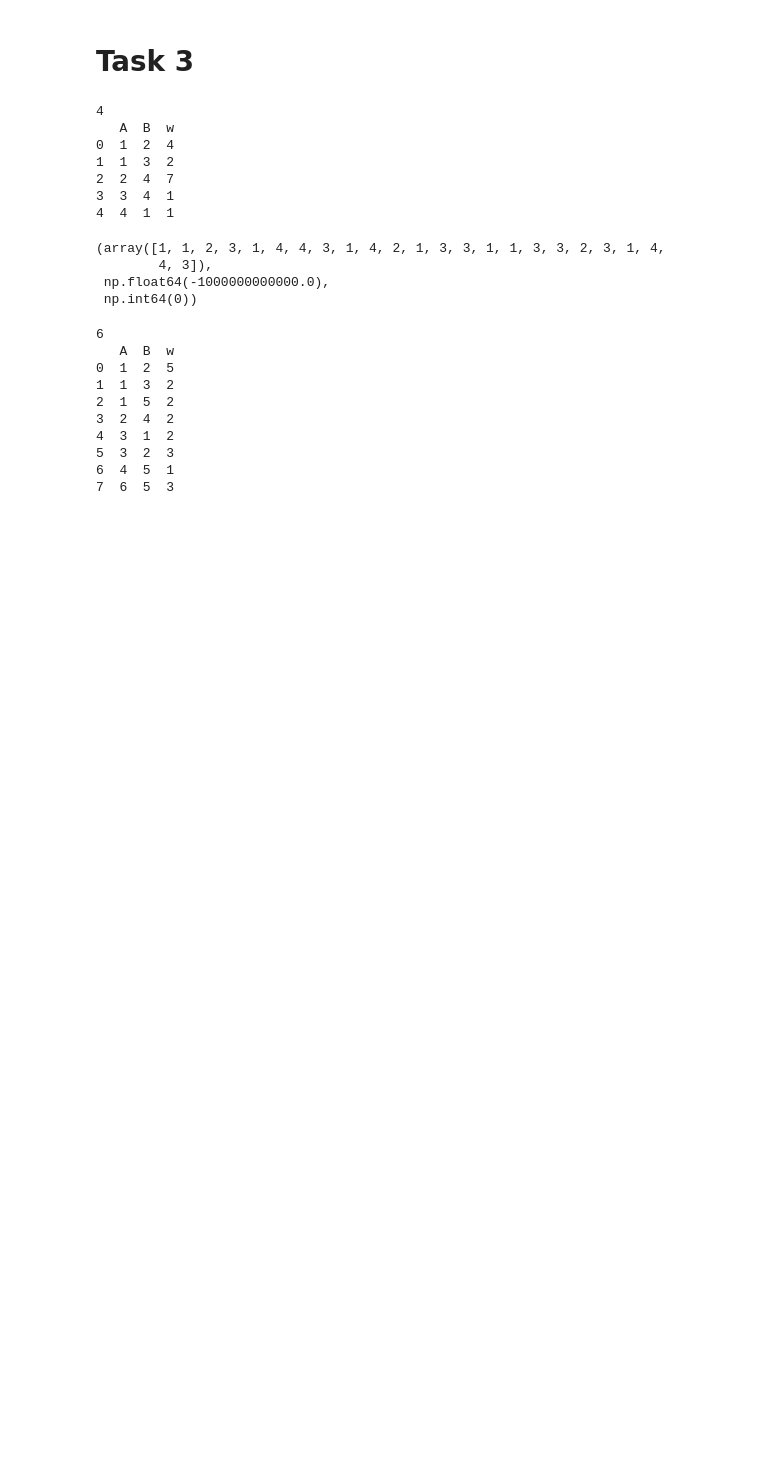
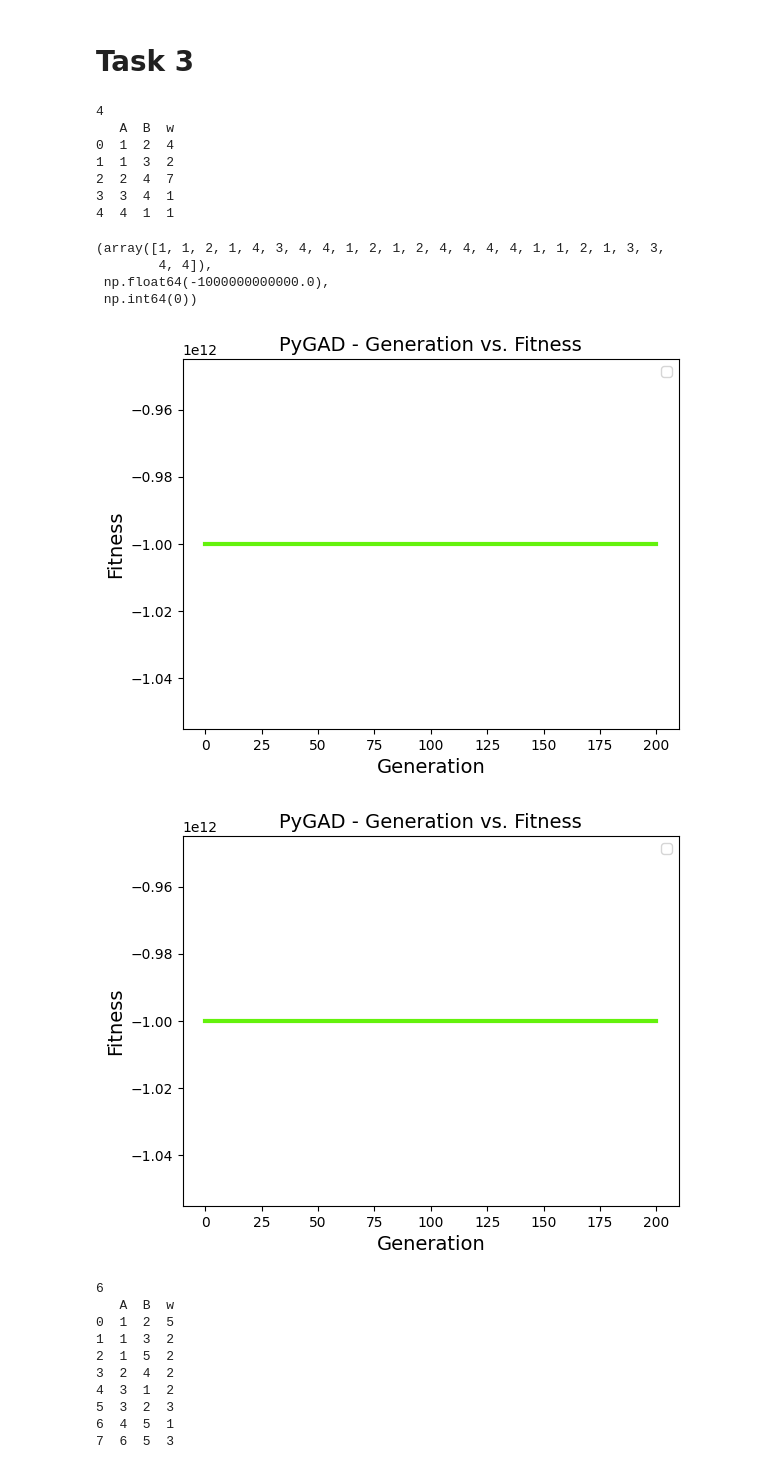
Before and after one commit to Favstina/IntelligentSystems-Assigment_1, a Jupyter notebook: Assigment1.ipynb, the cells around one changed output. Cells and saved outputs as stored; diff of their text form; code cells hidden in the pictures; blank space fills up the shorter version.

Commit message:
mi zgleda dokaj ok, samo se mi zdi da ne dela kokr bi moglu

```diff
--- a/Assigment1.ipynb
+++ b/Assigment1.ipynb
@@ -492,20 +492,28 @@ def fitness_fun3(pygad_instance, genom, solution_index):
                         time[agent] += 20
                     else:
                         # check if connection is valid & free
-                        if((currNode, nextNode) in occupiedEdges): return INVALID
-                        w = graph.loc[(graph['A'] == currNode) & (graph['B'] == nextNode), 'w']
-                        if w.empty:
-                            return INVALID
 
-                        # check if node is in sequence -> MARK
-                        it = sequenceIx[agent]
-                        if(nextNode == sequence[it]): sequenceIx[agent] += 1
+                        # to že avtomatsko returna invalid, a ni boljše če se samo doda wait time?
+                        #if((currNode, nextNode) in occupiedEdges): return INVALID
 
-                        # move & free node (set moving=True)
-                        occupiedNodes.remove(currNode)
-                        occupiedEdges.add((currNode, nextNode))
-                        time[agent] += w.iloc[0]
-                        moving[agent] = True
+                        if((currNode, nextNode) in occupiedEdges):
+                            time[agent] += 20
+                            continue
+                        else:
+
+                            w = graph.loc[(graph['A'] == currNode) & (graph['B'] == nextNode), 'w']
+                            if w.empty:
+                                return INVALID
+
+                            # check if node is in sequence -> MARK
+                            it = sequenceIx[agent]
+                            if(nextNode == sequence[it]): sequenceIx[agent] += 1
+
+                            # move & free node (set moving=True)
+                            occupiedNodes.remove(currNode)
+                            occupiedEdges.add((currNode, nextNode))
+                            time[agent] += w.iloc[0]
+                            moving[agent] = True
 
                     position[agent] += 1
 
@@ -524,18 +532,23 @@ ga_instance = pygad.GA(fitness_func=fitness_fun3,
                        num_genes=(agent_len * numAgents),
                        gene_space=gene_space,
                        gene_type=int,
-                       #crossover_type=crossover_task3,
-                       #mutation_type=mutation_task3,
+                       crossover_type=crossover_task3,
+                       mutation_type=mutation_task3,
                       )
 
 ga_instance.run()
 # %%
 ga_instance.best_solution()
 # %% [output]
-(array([1, 1, 2, 3, 1, 4, 4, 3, 1, 4, 2, 1, 3, 3, 1, 1, 3, 3, 2, 3, 1, 4,
-        4, 3]),
+(array([1, 1, 2, 1, 4, 3, 4, 4, 1, 2, 1, 2, 4, 4, 4, 4, 1, 1, 2, 1, 3, 3,
+        4, 4]),
  np.float64(-1000000000000.0),
  np.int64(0))
+# %%
+ga_instance.plot_fitness()
+# %% [output]
+[figure, added]
+[figure, added]
 # %%
 with open("graphs/g6.txt") as f: n = int(f.readline())
 print(n)
```
Also changed, not shown: parts of 2 cells of this notebook.
